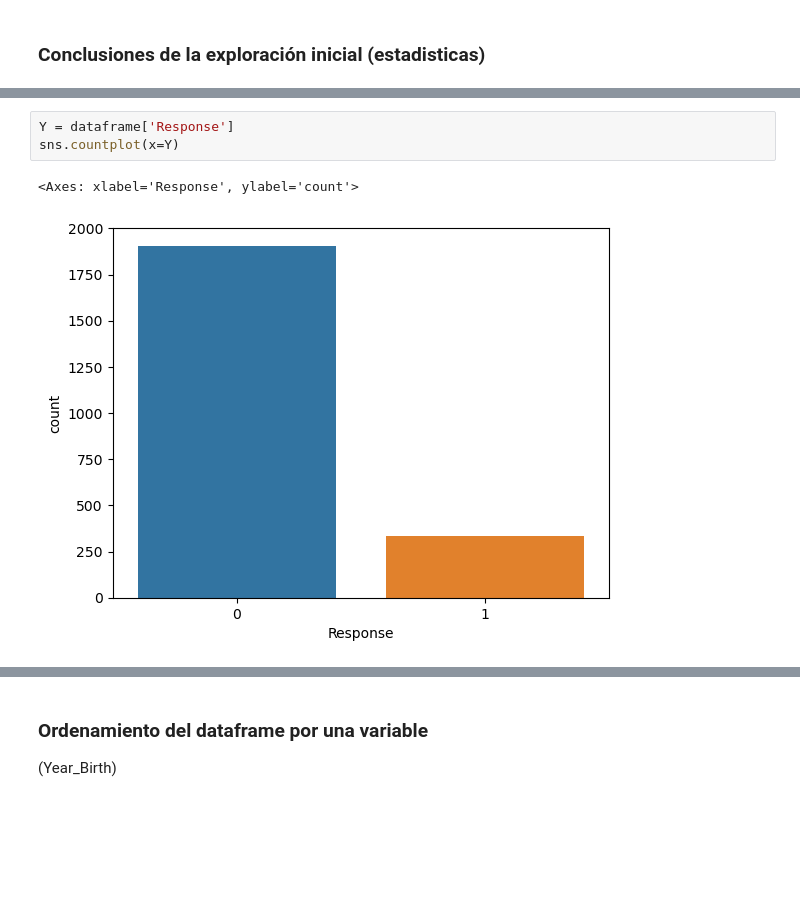
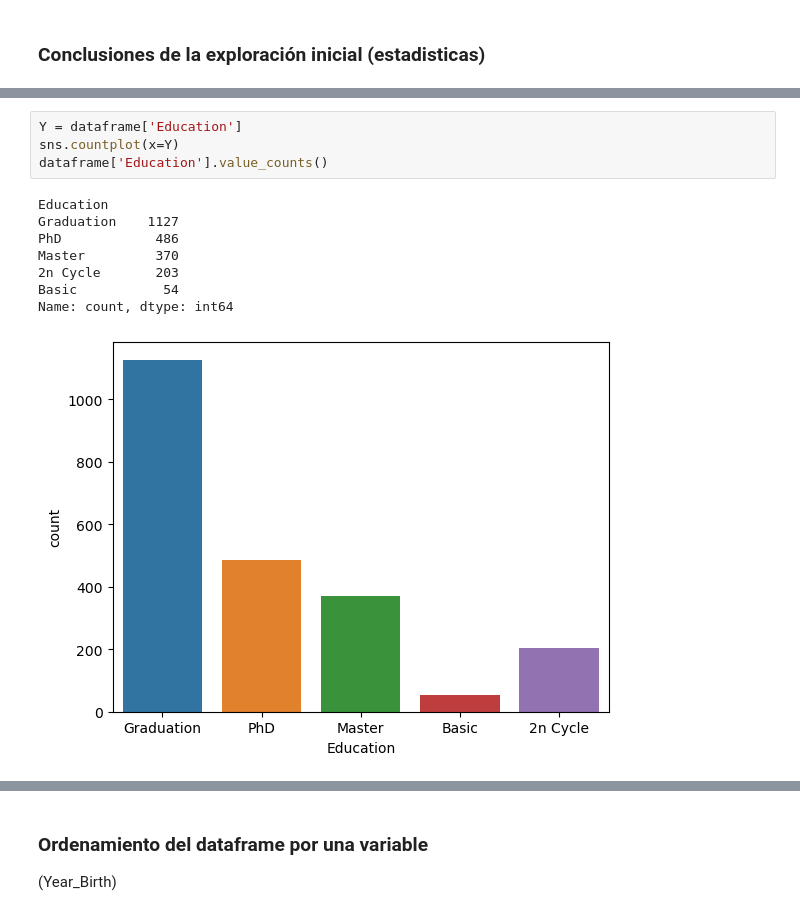
Before and after one commit to juandtap/IA_practica_01, a Jupyter notebook: practica_1_analisis_exploratorio_de_datos.ipynb, the cells around one changed output, grey strips where cells are left out. Drawn from its saved outputs; the diff is of its cells as text; blank space fills up the shorter version.

```diff
--- a/practica_1_analisis_exploratorio_de_datos.ipynb
+++ b/practica_1_analisis_exploratorio_de_datos.ipynb
@@ -97,7 +138,14 @@ dataframe.describe()
 # %%
-Y = dataframe['Response']
+Y = dataframe['Education']
 sns.countplot(x=Y)
+dataframe['Education'].value_counts()
 # %% [output]
-<Axes: xlabel='Response', ylabel='count'>
+Education
+Graduation    1127
+PhD            486
+Master         370
+2n Cycle       203
+Basic           54
+Name: count, dtype: int64
-[figure, old version]
+[figure, new version]
 # %%
```
Also changed, not shown: parts of 11 cells of this notebook.
